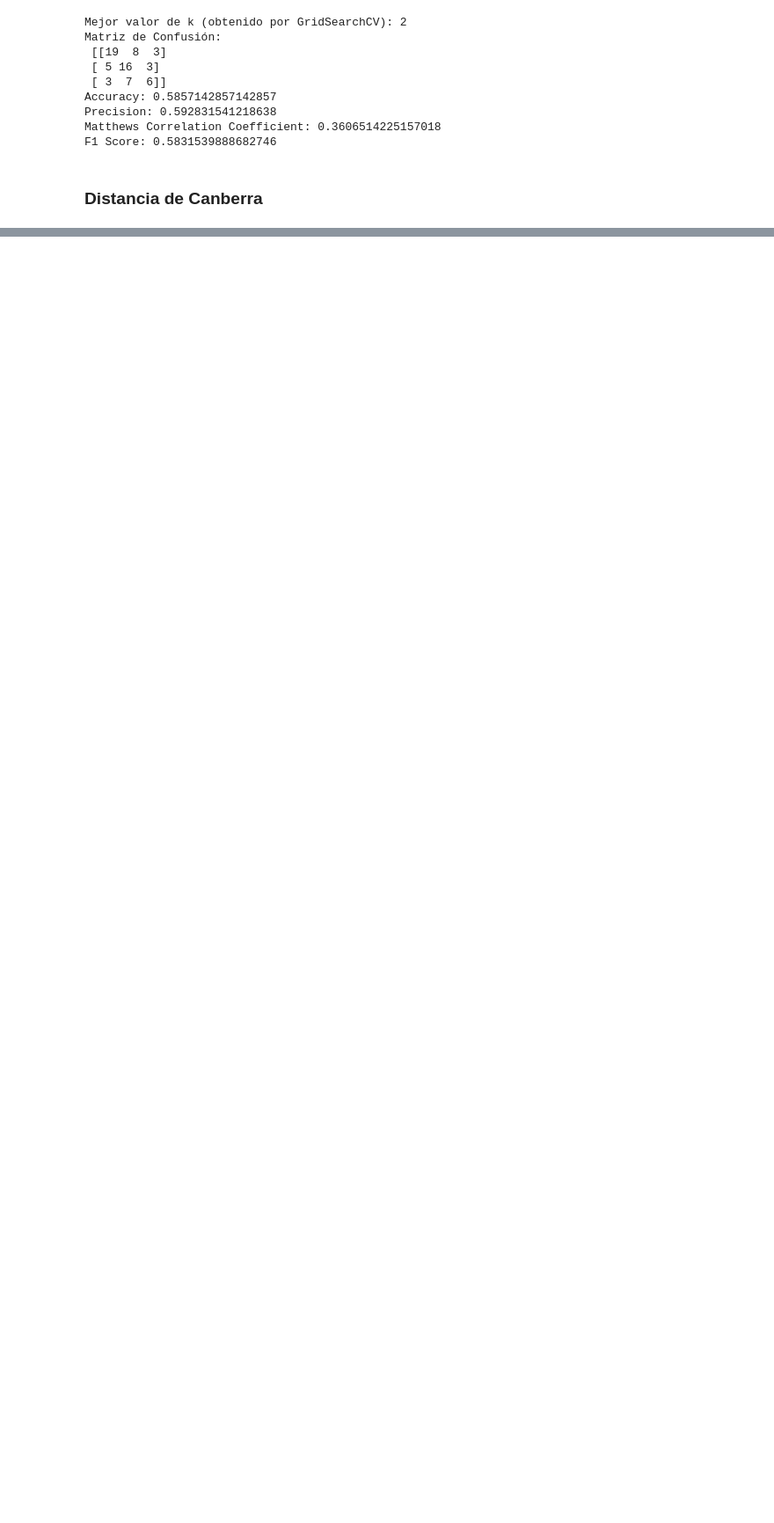
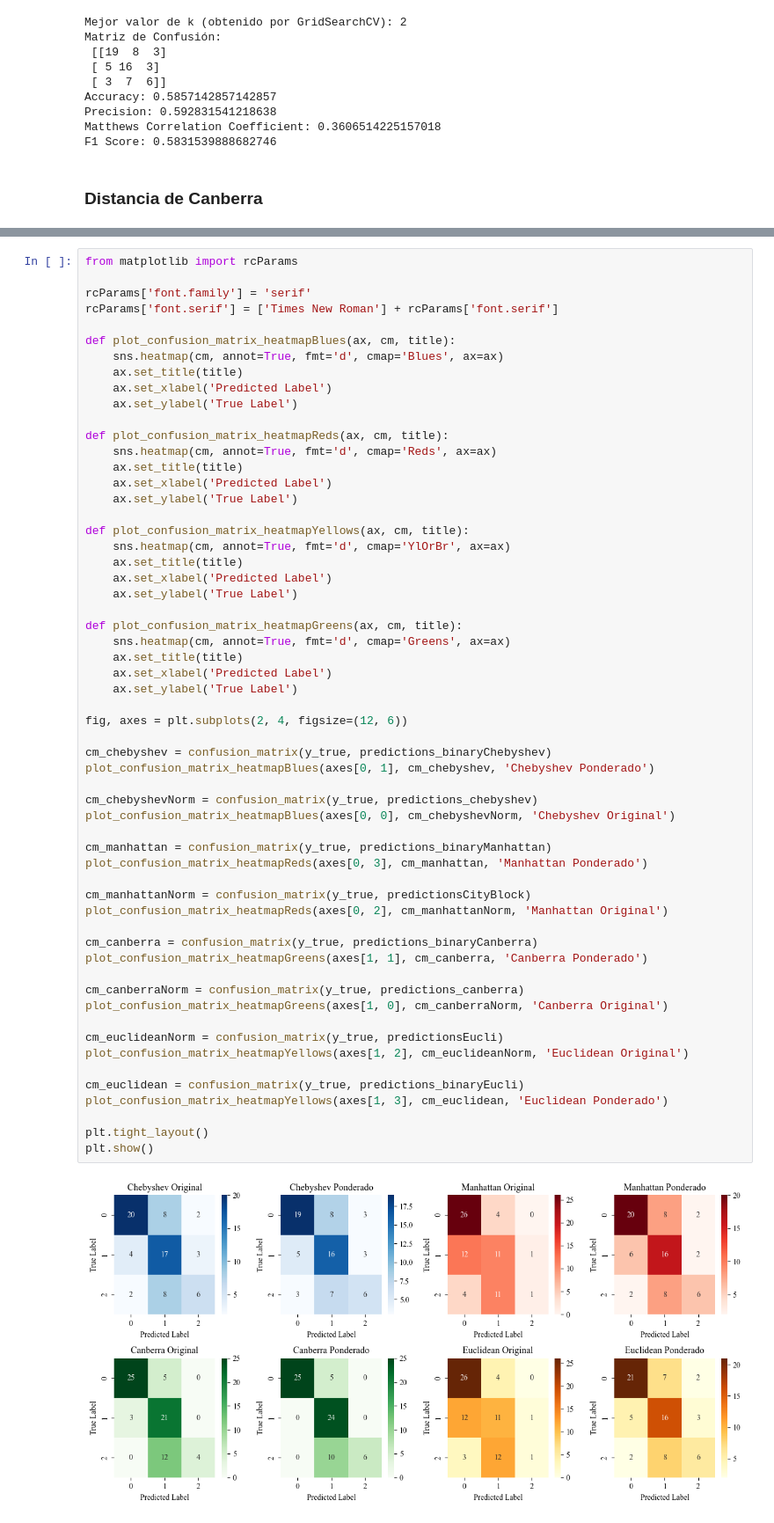
Before and after one commit to azulamakk/AnalisisMultivariado, a Jupyter notebook: Final/knn.ipynb, the cells around one changed output, grey strips where cells are left out. Shown: that part at 88% size. Drawn from its saved outputs; the diff is of its cells as text; blank space fills up the shorter version.

Commit message:
fix matriz de confusion

```diff
--- a/Final/knn.ipynb
+++ b/Final/knn.ipynb
@@ -531,0 +506,60 @@ plt.show()
+# %%
+from matplotlib import rcParams
+
+rcParams['font.family'] = 'serif'
+rcParams['font.serif'] = ['Times New Roman'] + rcParams['font.serif']
+
+def plot_confusion_matrix_heatmapBlues(ax, cm, title):
+    sns.heatmap(cm, annot=True, fmt='d', cmap='Blues', ax=ax)
+    ax.set_title(title)
+    ax.set_xlabel('Predicted Label')
+    ax.set_ylabel('True Label')
+
+def plot_confusion_matrix_heatmapReds(ax, cm, title):
+    sns.heatmap(cm, annot=True, fmt='d', cmap='Reds', ax=ax)
+    ax.set_title(title)
+    ax.set_xlabel('Predicted Label')
+    ax.set_ylabel('True Label')
+
+def plot_confusion_matrix_heatmapYellows(ax, cm, title):
+    sns.heatmap(cm, annot=True, fmt='d', cmap='YlOrBr', ax=ax)
+    ax.set_title(title)
+    ax.set_xlabel('Predicted Label')
+    ax.set_ylabel('True Label')
+
+def plot_confusion_matrix_heatmapGreens(ax, cm, title):
+    sns.heatmap(cm, annot=True, fmt='d', cmap='Greens', ax=ax)
+    ax.set_title(title)
+    ax.set_xlabel('Predicted Label')
+    ax.set_ylabel('True Label')
+
+fig, axes = plt.subplots(2, 4, figsize=(12, 6))
+
+cm_chebyshev = confusion_matrix(y_true, predictions_binaryChebyshev)
+plot_confusion_matrix_heatmapBlues(axes[0, 1], cm_chebyshev, 'Chebyshev Ponderado')
+
+cm_chebyshevNorm = confusion_matrix(y_true, predictions_chebyshev)
+plot_confusion_matrix_heatmapBlues(axes[0, 0], cm_chebyshevNorm, 'Chebyshev Original')
+
+cm_manhattan = confusion_matrix(y_true, predictions_binaryManhattan)
+plot_confusion_matrix_heatmapReds(axes[0, 3], cm_manhattan, 'Manhattan Ponderado')
+
+cm_manhattanNorm = confusion_matrix(y_true, predictionsCityBlock)
+plot_confusion_matrix_heatmapReds(axes[0, 2], cm_manhattanNorm, 'Manhattan Original')
+
+cm_canberra = confusion_matrix(y_true, predictions_binaryCanberra)
+plot_confusion_matrix_heatmapGreens(axes[1, 1], cm_canberra, 'Canberra Ponderado')
+
+cm_canberraNorm = confusion_matrix(y_true, predictions_canberra)
+plot_confusion_matrix_heatmapGreens(axes[1, 0], cm_canberraNorm, 'Canberra Original')
+
+cm_euclideanNorm = confusion_matrix(y_true, predictionsEucli)
+plot_confusion_matrix_heatmapYellows(axes[1, 2], cm_euclideanNorm, 'Euclidean Original')
+
+cm_euclidean = confusion_matrix(y_true, predictions_binaryEucli)
+plot_confusion_matrix_heatmapYellows(axes[1, 3], cm_euclidean, 'Euclidean Ponderado')
+
+plt.tight_layout()
+plt.show()
+# %% [output]
+[figure, added]
```
Also changed, not shown: parts of 5 cells of this notebook, 1 other file.
